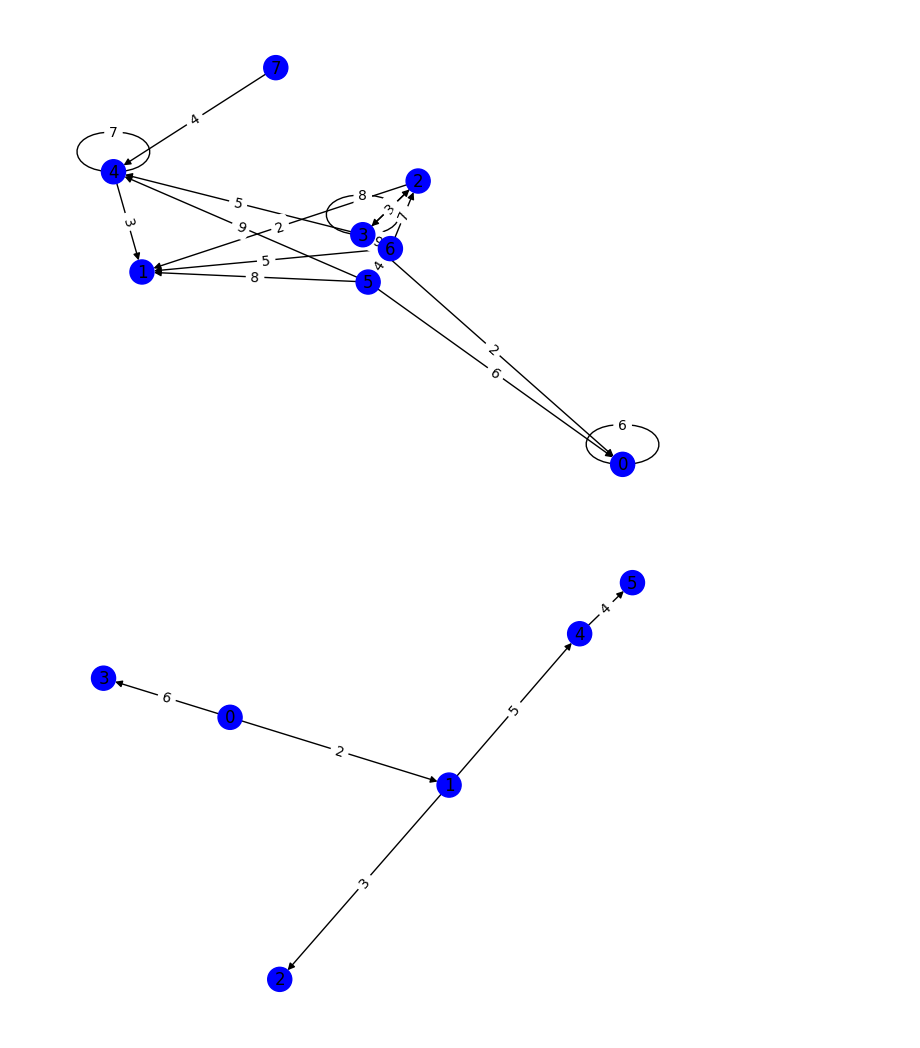
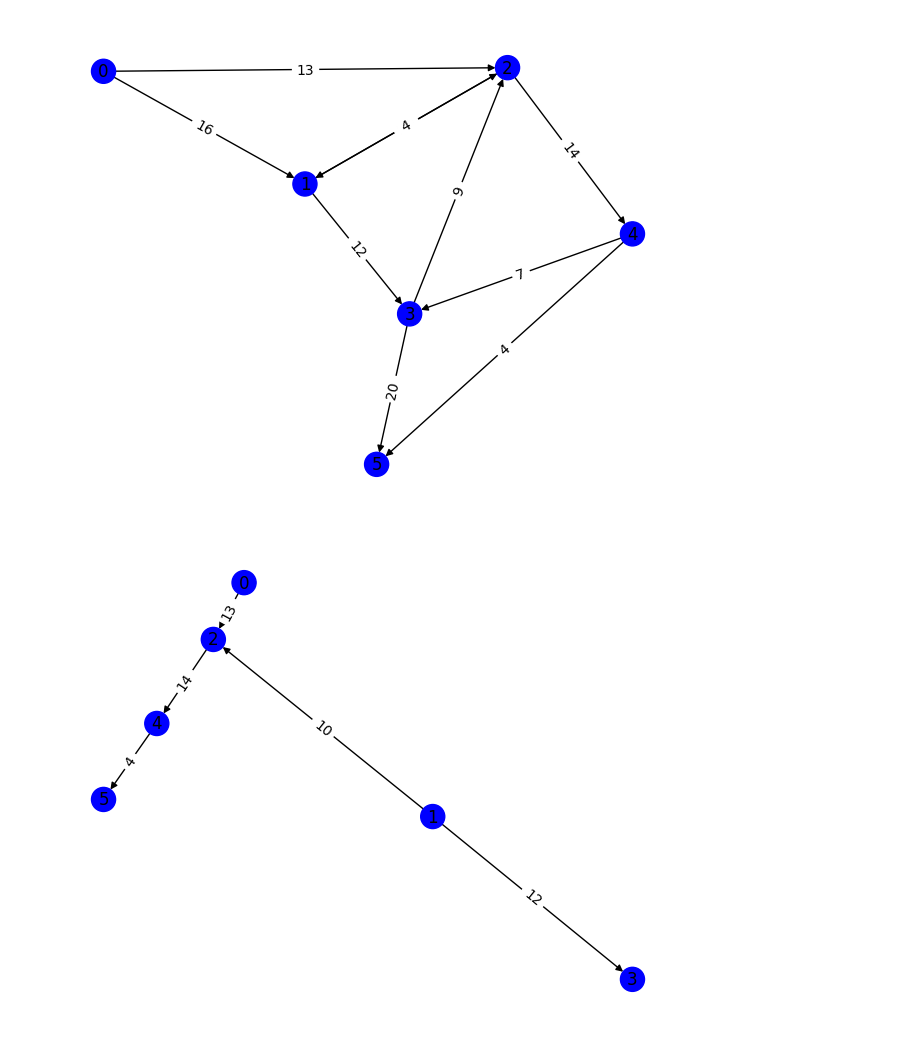
Before and after one commit to JimenaCarmona2/Evidencia_2, a Jupyter notebook: plot_grafo.ipynb, the cells around one changed output. Saved outputs shown, nothing was run; the diff lists cells and outputs as text; code cells hidden in the pictures.

Commit message:
ford fullkerson working

```diff
--- a/plot_grafo.ipynb
+++ b/plot_grafo.ipynb
@@ -67,33 +67,33 @@ def generateGraphPlot(graphFilename, source = None):
 
 
         line = graphTxt.readline()
 
         rowNo+= 1
 
     pos = nx.spring_layout(G)
 
     color_map = []
 
     if (source == None):
         for node in G:
             color_map.append('blue')
     else:
 
         for node in G:
             if node == source:
                 color_map.append('red')
             else:
                 color_map.append('blue')
 
 
     nx.draw(G, pos, with_labels=True, node_color = color_map)
 
     labels = nx.get_edge_attributes(G, 'weight')
     nx.draw_networkx_edge_labels(G, pos, edge_labels=labels)
     plt.show()
 
-generateGraphPlot("input.txt")
+generateGraphPlot("ford_input.txt")
 generateGraphPlot("MST.txt")
 # %% [output]
-[figure, old version]
+[figure, new version]
-[figure, old version]
+[figure, new version]
```
Also changed, not shown: 7 other files.
